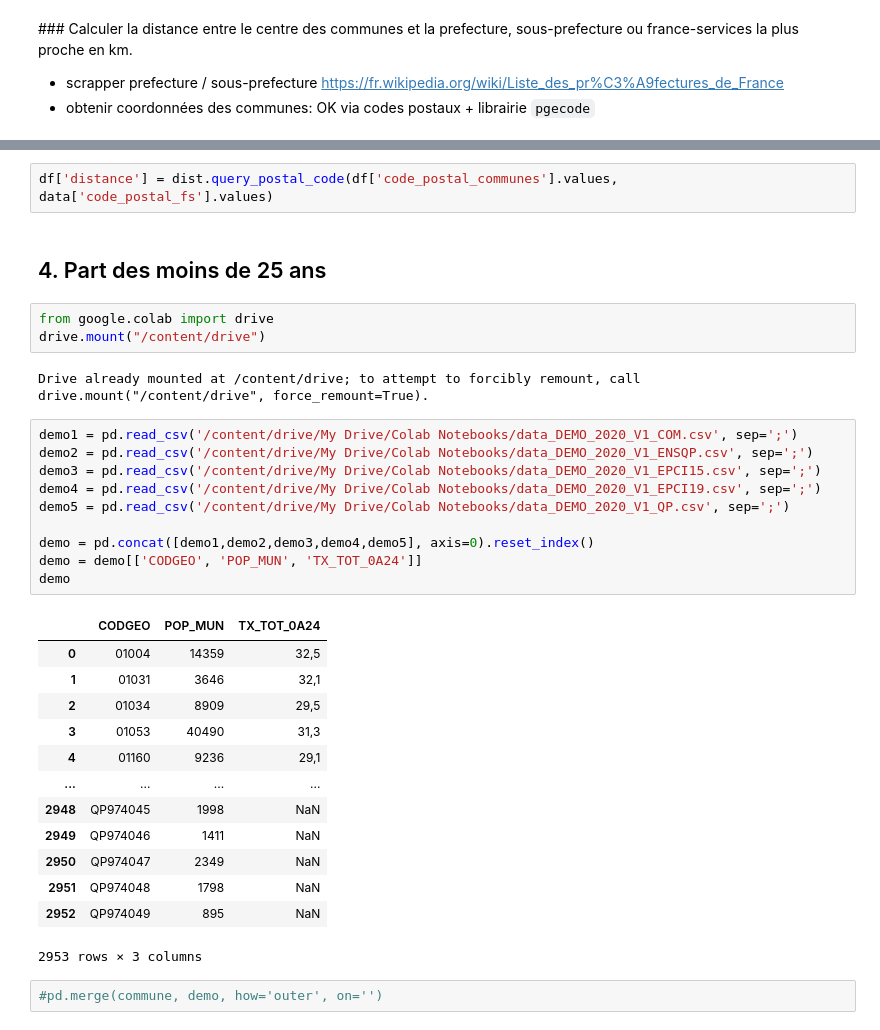
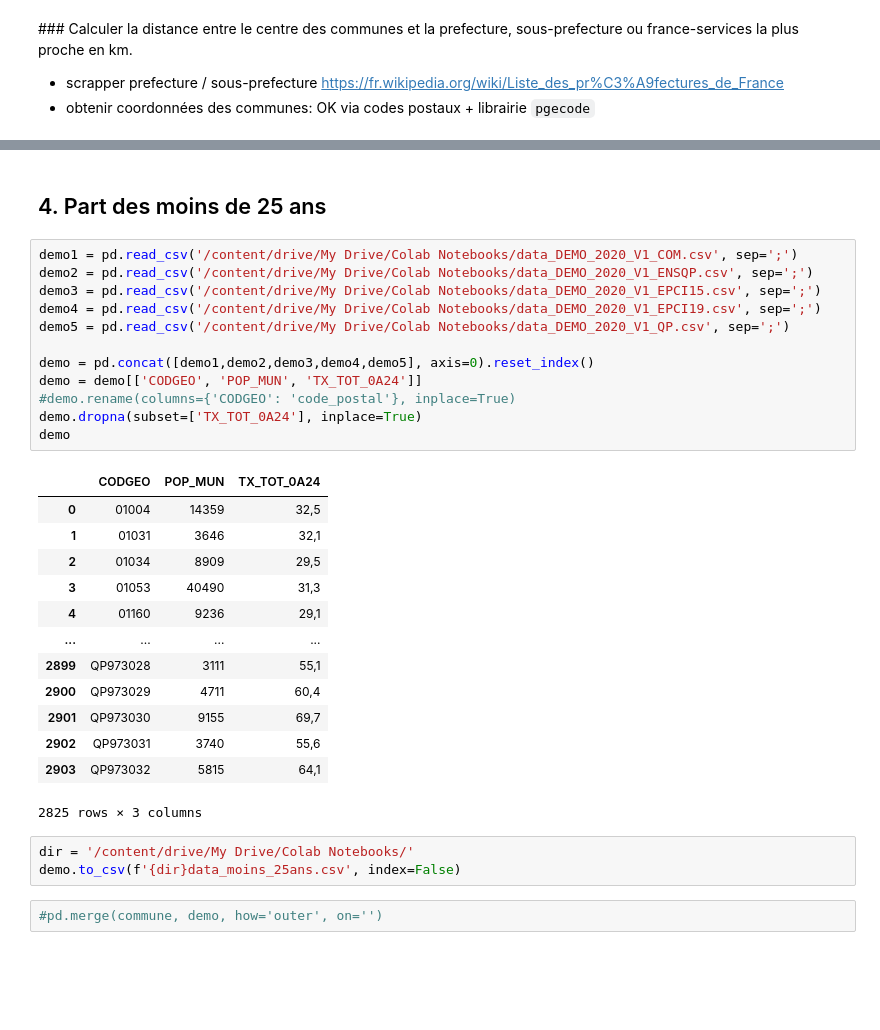
Before and after one commit to dataforgoodfr/batch8_mednum, a Jupyter notebook: notebooks/acces_information.ipynb, the cells around one changed output, grey strips where cells are left out. Cells and saved outputs as stored; diff of their text form; blank space fills up the shorter version.

```diff
--- a/notebooks/acces_information.ipynb
+++ b/notebooks/acces_information.ipynb
@@ -359,35 +394,33 @@ dtype: float64
-# %%
-df['distance'] = dist.query_postal_code(df['code_postal_communes'].values, data['code_postal_fs'].values)
 # %% [markdown]
 ## 4. Part des moins de 25 ans
-# %%
-from google.colab import drive
-drive.mount("/content/drive")
-# %% [output]
-Drive already mounted at /content/drive; to attempt to forcibly remount, call drive.mount("/content/drive", force_remount=True).
 # %%
 demo1 = pd.read_csv('/content/drive/My Drive/Colab Notebooks/data_DEMO_2020_V1_COM.csv', sep=';')
 demo2 = pd.read_csv('/content/drive/My Drive/Colab Notebooks/data_DEMO_2020_V1_ENSQP.csv', sep=';')
 demo3 = pd.read_csv('/content/drive/My Drive/Colab Notebooks/data_DEMO_2020_V1_EPCI15.csv', sep=';')
 demo4 = pd.read_csv('/content/drive/My Drive/Colab Notebooks/data_DEMO_2020_V1_EPCI19.csv', sep=';')
 demo5 = pd.read_csv('/content/drive/My Drive/Colab Notebooks/data_DEMO_2020_V1_QP.csv', sep=';')
 
 demo = pd.concat([demo1,demo2,demo3,demo4,demo5], axis=0).reset_index()
 demo = demo[['CODGEO', 'POP_MUN', 'TX_TOT_0A24']]
+#demo.rename(columns={'CODGEO': 'code_postal'}, inplace=True)
+demo.dropna(subset=['TX_TOT_0A24'], inplace=True)
 demo
 # %% [output]
 |  | CODGEO | POP_MUN | TX_TOT_0A24 |
 | 0 | 01004 | 14359 | 32,5 |
 | 1 | 01031 | 3646 | 32,1 |
 | 2 | 01034 | 8909 | 29,5 |
 | 3 | 01053 | 40490 | 31,3 |
 | 4 | 01160 | 9236 | 29,1 |
 | ... | ... | ... | ... |
-| 2948 | QP974045 | 1998 | NaN |
-| 2949 | QP974046 | 1411 | NaN |
-| 2950 | QP974047 | 2349 | NaN |
-| 2951 | QP974048 | 1798 | NaN |
-| 2952 | QP974049 | 895 | NaN |
+| 2899 | QP973028 | 3111 | 55,1 |
+| 2900 | QP973029 | 4711 | 60,4 |
+| 2901 | QP973030 | 9155 | 69,7 |
+| 2902 | QP973031 | 3740 | 55,6 |
+| 2903 | QP973032 | 5815 | 64,1 |
-2953 rows × 3 columns
+2825 rows × 3 columns
+# %%
+dir = '/content/drive/My Drive/Colab Notebooks/'
+demo.to_csv(f'{dir}data_moins_25ans.csv', index=False)
 # %%
 #pd.merge(commune, demo, how='outer', on='')
```
Also changed, not shown: parts of 27 cells of this notebook.
